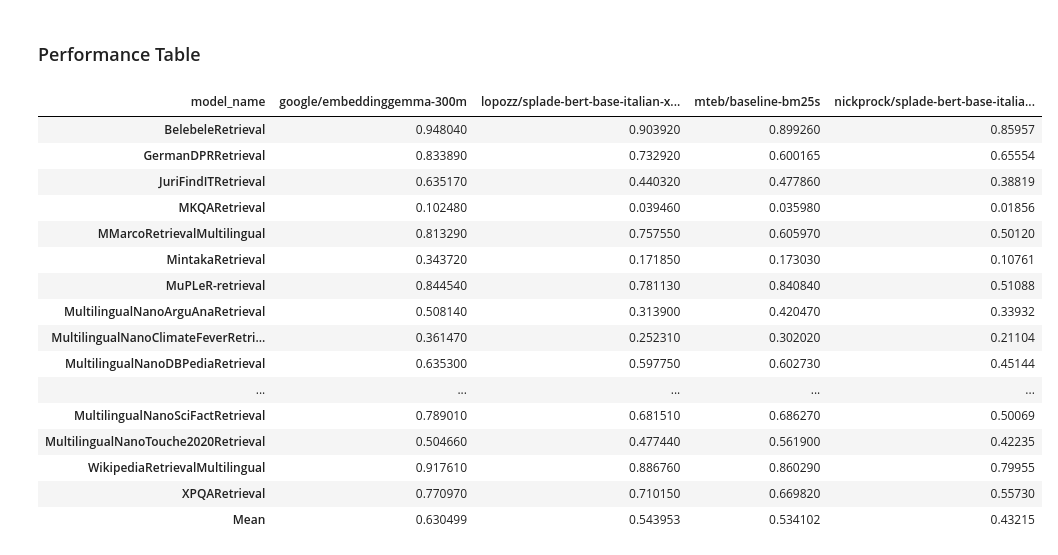
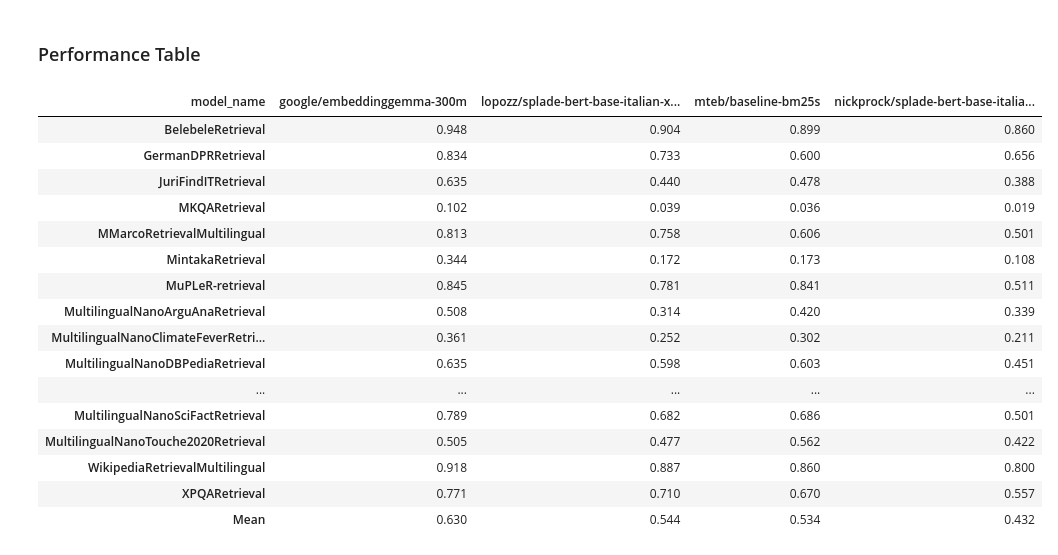
Before and after one commit to lopozz/lm-toolkit, a Jupyter notebook: notebooks/fine-tune-splade.ipynb, the cells around one changed output. Saved outputs shown, nothing was run; the diff lists cells and outputs as text; code cells hidden in the pictures.

```diff
--- a/notebooks/fine-tune-splade.ipynb
+++ b/notebooks/fine-tune-splade.ipynb
@@ -4261,40 +4261,40 @@ tasks += [
 # %%
 import mteb
 import pandas as pd
 
 model_names = [
     "mteb/baseline-bm25s",
     "nickprock/splade-bert-base-italian-xxl-uncased-cv",
     "google/embeddinggemma-300m",
     # "opensearch-project/opensearch-neural-sparse-encoding-multilingual-v1",
     "lopozz/splade-bert-base-italian-xxl-uncased",
     # "models/mmarco_it_full-final",
     # "models/mmarco_it_75k-final"
 ]
 cache = mteb.ResultCache("..")
 results = cache.load_results(models=model_names, tasks=tasks, require_model_meta=False)
 
 df = (
     results.to_dataframe()
     .set_index("task_name")
     .drop(columns=["model_name", "is_public"], errors="ignore")
 )
-pd.concat([df, df.mean().to_frame("Mean").T])
+pd.concat([df, df.mean().to_frame("Mean").T]).round(3)
 # %% [output]
 | model_name | google/embeddinggemma-300m | lopozz/splade-bert-base-italian-x... | mteb/baseline-bm25s | nickprock/splade-bert-base-italia... |
-| BelebeleRetrieval | 0.948040 | 0.903920 | 0.899260 | 0.85957 |
-| GermanDPRRetrieval | 0.833890 | 0.732920 | 0.600165 | 0.65554 |
-| JuriFindITRetrieval | 0.635170 | 0.440320 | 0.477860 | 0.38819 |
-| MKQARetrieval | 0.102480 | 0.039460 | 0.035980 | 0.01856 |
-| MMarcoRetrievalMultilingual | 0.813290 | 0.757550 | 0.605970 | 0.50120 |
-| MintakaRetrieval | 0.343720 | 0.171850 | 0.173030 | 0.10761 |
-| MuPLeR-retrieval | 0.844540 | 0.781130 | 0.840840 | 0.51088 |
-| MultilingualNanoArguAnaRetrieval | 0.508140 | 0.313900 | 0.420470 | 0.33932 |
-| MultilingualNanoClimateFeverRetri... | 0.361470 | 0.252310 | 0.302020 | 0.21104 |
-| MultilingualNanoDBPediaRetrieval | 0.635300 | 0.597750 | 0.602730 | 0.45144 |
+| BelebeleRetrieval | 0.948 | 0.904 | 0.899 | 0.860 |
+| GermanDPRRetrieval | 0.834 | 0.733 | 0.600 | 0.656 |
+| JuriFindITRetrieval | 0.635 | 0.440 | 0.478 | 0.388 |
+| MKQARetrieval | 0.102 | 0.039 | 0.036 | 0.019 |
+| MMarcoRetrievalMultilingual | 0.813 | 0.758 | 0.606 | 0.501 |
+| MintakaRetrieval | 0.344 | 0.172 | 0.173 | 0.108 |
+| MuPLeR-retrieval | 0.845 | 0.781 | 0.841 | 0.511 |
+| MultilingualNanoArguAnaRetrieval | 0.508 | 0.314 | 0.420 | 0.339 |
+| MultilingualNanoClimateFeverRetri... | 0.361 | 0.252 | 0.302 | 0.211 |
+| MultilingualNanoDBPediaRetrieval | 0.635 | 0.598 | 0.603 | 0.451 |
 | ... | ... | ... | ... | ... |
-| MultilingualNanoSciFactRetrieval | 0.789010 | 0.681510 | 0.686270 | 0.50069 |
-| MultilingualNanoTouche2020Retrieval | 0.504660 | 0.477440 | 0.561900 | 0.42235 |
-| WikipediaRetrievalMultilingual | 0.917610 | 0.886760 | 0.860290 | 0.79955 |
-| XPQARetrieval | 0.770970 | 0.710150 | 0.669820 | 0.55730 |
-| Mean | 0.630499 | 0.543953 | 0.534102 | 0.43215 |
+| MultilingualNanoSciFactRetrieval | 0.789 | 0.682 | 0.686 | 0.501 |
+| MultilingualNanoTouche2020Retrieval | 0.505 | 0.477 | 0.562 | 0.422 |
+| WikipediaRetrievalMultilingual | 0.918 | 0.887 | 0.860 | 0.800 |
+| XPQARetrieval | 0.771 | 0.710 | 0.670 | 0.557 |
+| Mean | 0.630 | 0.544 | 0.534 | 0.432 |
```
Also changed, not shown: parts of 2 cells of this notebook, 3 other files.
